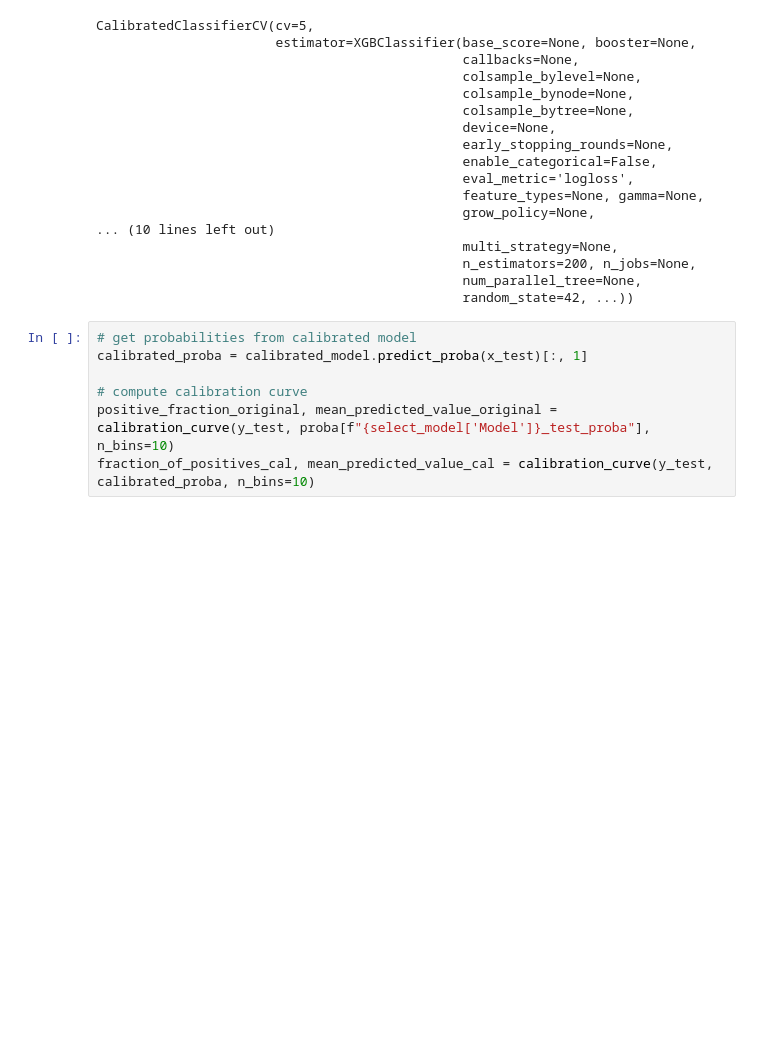
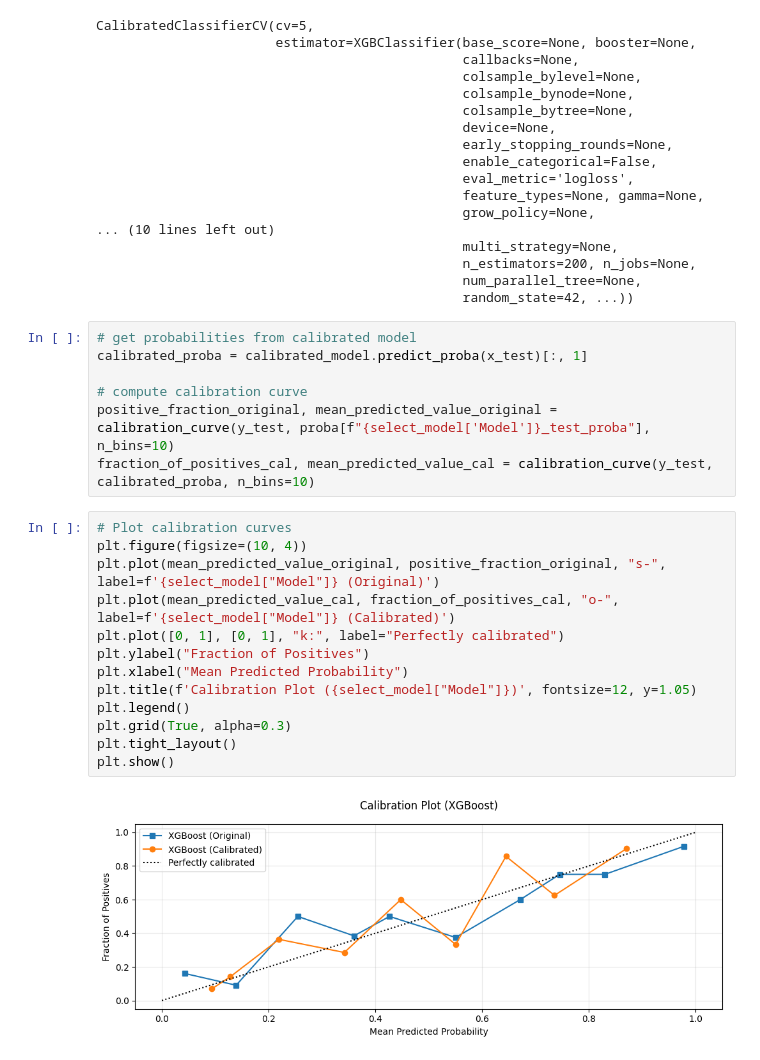
Before and after one commit to tshihab07/Titanic-Life-Prediction, a Jupyter notebook: advancedModeling.ipynb, the cells around one changed output. Saved outputs shown, nothing was run; the diff lists cells and outputs as text; blank space fills up the shorter version.

Commit message:
Plot calibration curve for the best model

```diff
--- a/advancedModeling.ipynb
+++ b/advancedModeling.ipynb
@@ -862,3 +862,18 @@ calibrated_proba = calibrated_model.predict_proba(x_test)[:, 1]
 # compute calibration curve
 positive_fraction_original, mean_predicted_value_original = calibration_curve(y_test, proba[f"{select_model['Model']}_test_proba"], n_bins=10)
 fraction_of_positives_cal, mean_predicted_value_cal = calibration_curve(y_test, calibrated_proba, n_bins=10)
+# %%
+# Plot calibration curves
+plt.figure(figsize=(10, 4))
+plt.plot(mean_predicted_value_original, positive_fraction_original, "s-", label=f'{select_model["Model"]} (Original)')
+plt.plot(mean_predicted_value_cal, fraction_of_positives_cal, "o-", label=f'{select_model["Model"]} (Calibrated)')
+plt.plot([0, 1], [0, 1], "k:", label="Perfectly calibrated")
+plt.ylabel("Fraction of Positives")
+plt.xlabel("Mean Predicted Probability")
+plt.title(f'Calibration Plot ({select_model["Model"]})', fontsize=12, y=1.05)
+plt.legend()
+plt.grid(True, alpha=0.3)
+plt.tight_layout()
+plt.show()
+# %% [output]
+[figure, added]
```
